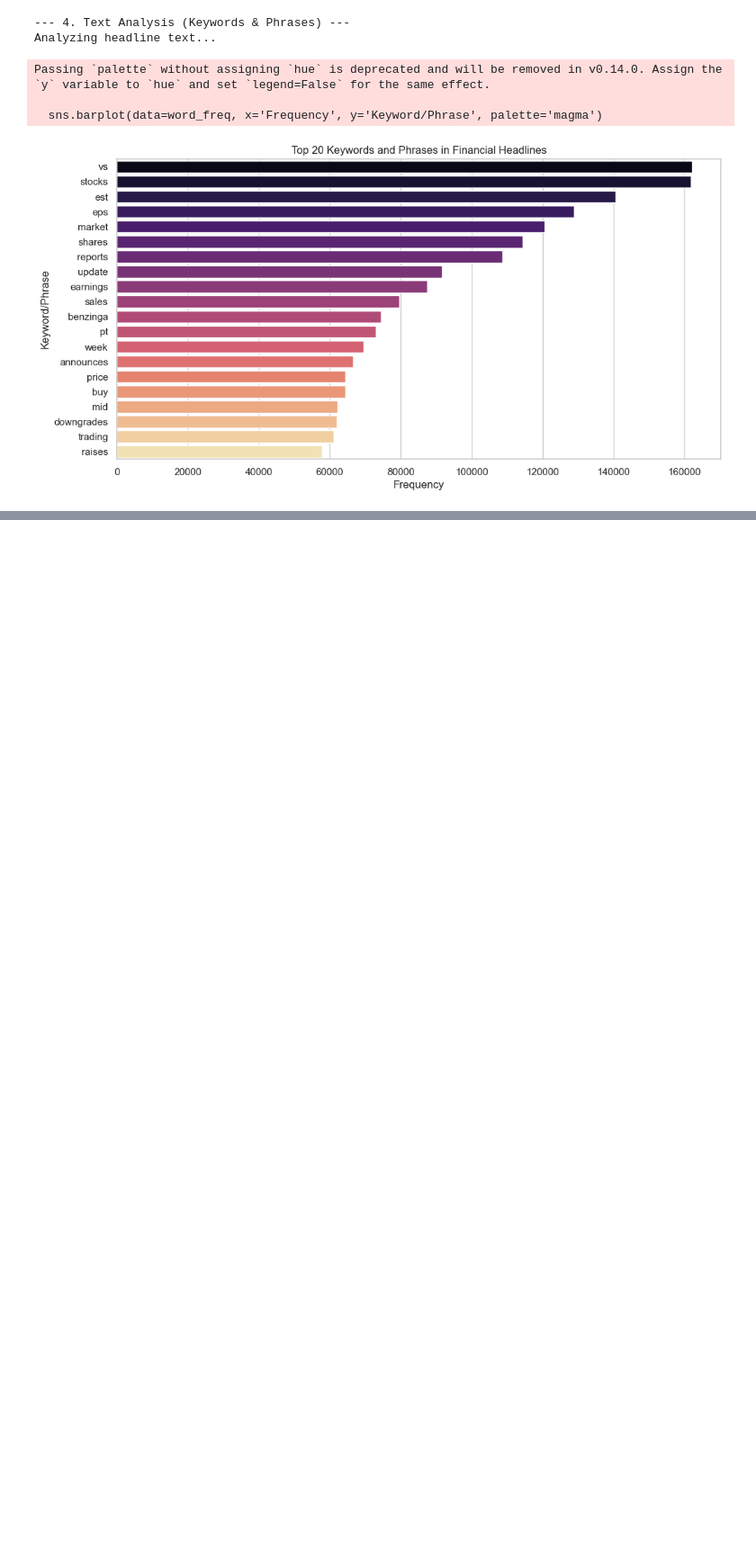
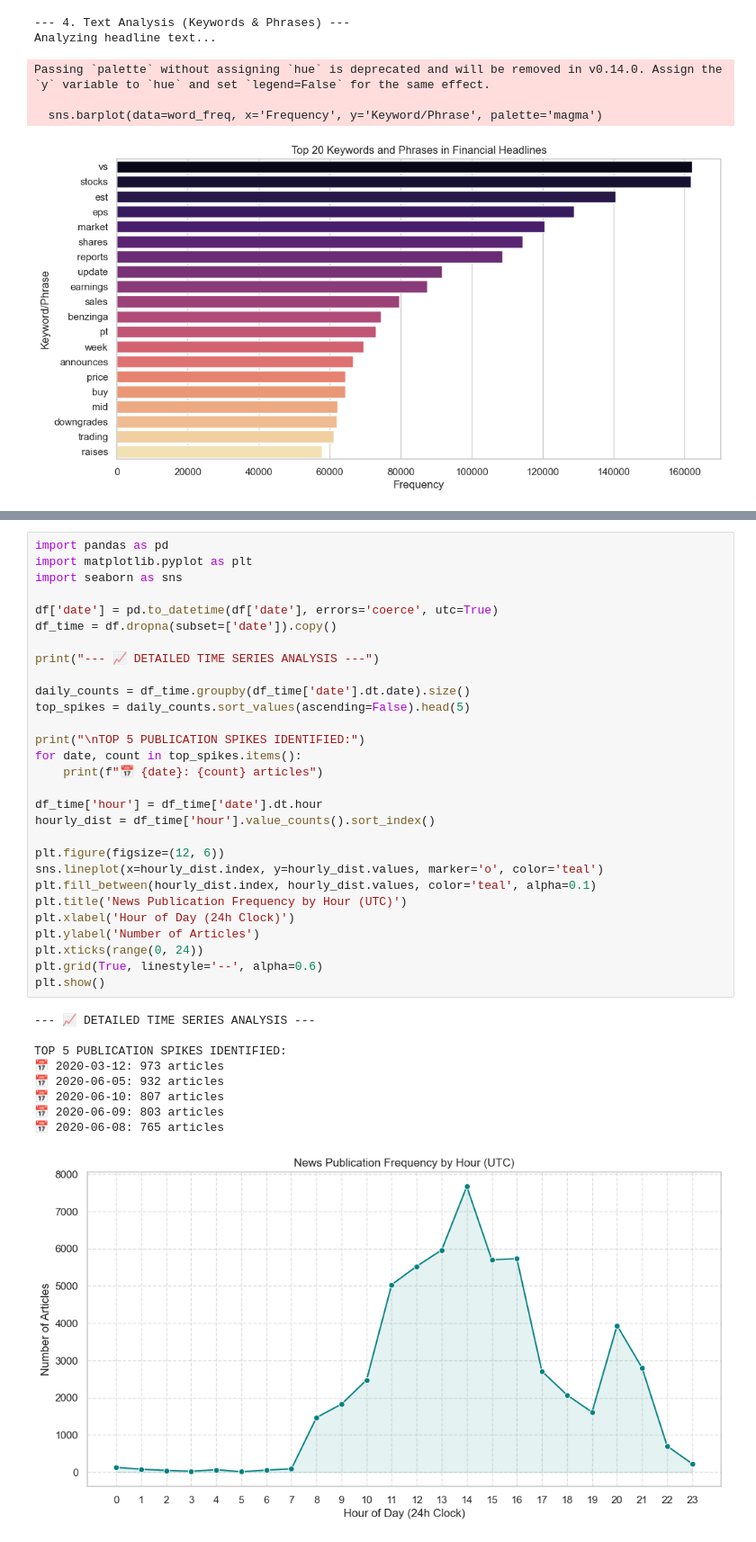
Before and after one commit to KetimTesfaye/news-sentiment-analysis, a Jupyter notebook: notebooks/01_eda_financial_news.ipynb, the cells around one changed output, grey strips where cells are left out. Shown at 90% size. Drawn from its saved outputs; the diff is of its cells as text; blank space fills up the shorter version.

```diff
--- a/notebooks/01_eda_financial_news.ipynb
+++ b/notebooks/01_eda_financial_news.ipynb
@@ -183,0 +185,39 @@ Passing `palette` without assigning `hue` is deprecated and will be removed in v
+# %%
+import pandas as pd
+import matplotlib.pyplot as plt
+import seaborn as sns
+
+df['date'] = pd.to_datetime(df['date'], errors='coerce', utc=True)
+df_time = df.dropna(subset=['date']).copy()
+
+print("--- 📈 DETAILED TIME SERIES ANALYSIS ---")
+
+daily_counts = df_time.groupby(df_time['date'].dt.date).size()
+top_spikes = daily_counts.sort_values(ascending=False).head(5)
+
+print("\nTOP 5 PUBLICATION SPIKES IDENTIFIED:")
+for date, count in top_spikes.items():
+    print(f"📅 {date}: {count} articles")
+
+df_time['hour'] = df_time['date'].dt.hour
+hourly_dist = df_time['hour'].value_counts().sort_index()
+
+plt.figure(figsize=(12, 6))
+sns.lineplot(x=hourly_dist.index, y=hourly_dist.values, marker='o', color='teal')
+plt.fill_between(hourly_dist.index, hourly_dist.values, color='teal', alpha=0.1)
+plt.title('News Publication Frequency by Hour (UTC)')
+plt.xlabel('Hour of Day (24h Clock)')
+plt.ylabel('Number of Articles')
+plt.xticks(range(0, 24))
+plt.grid(True, linestyle='--', alpha=0.6)
+plt.show()
+# %% [output]
+--- 📈 DETAILED TIME SERIES ANALYSIS ---
+
+TOP 5 PUBLICATION SPIKES IDENTIFIED:
+📅 2020-03-12: 973 articles
+📅 2020-06-05: 932 articles
+📅 2020-06-10: 807 articles
+📅 2020-06-09: 803 articles
+📅 2020-06-08: 765 articles
+[figure, added]
```
Also changed, not shown: parts of 4 cells of this notebook.
